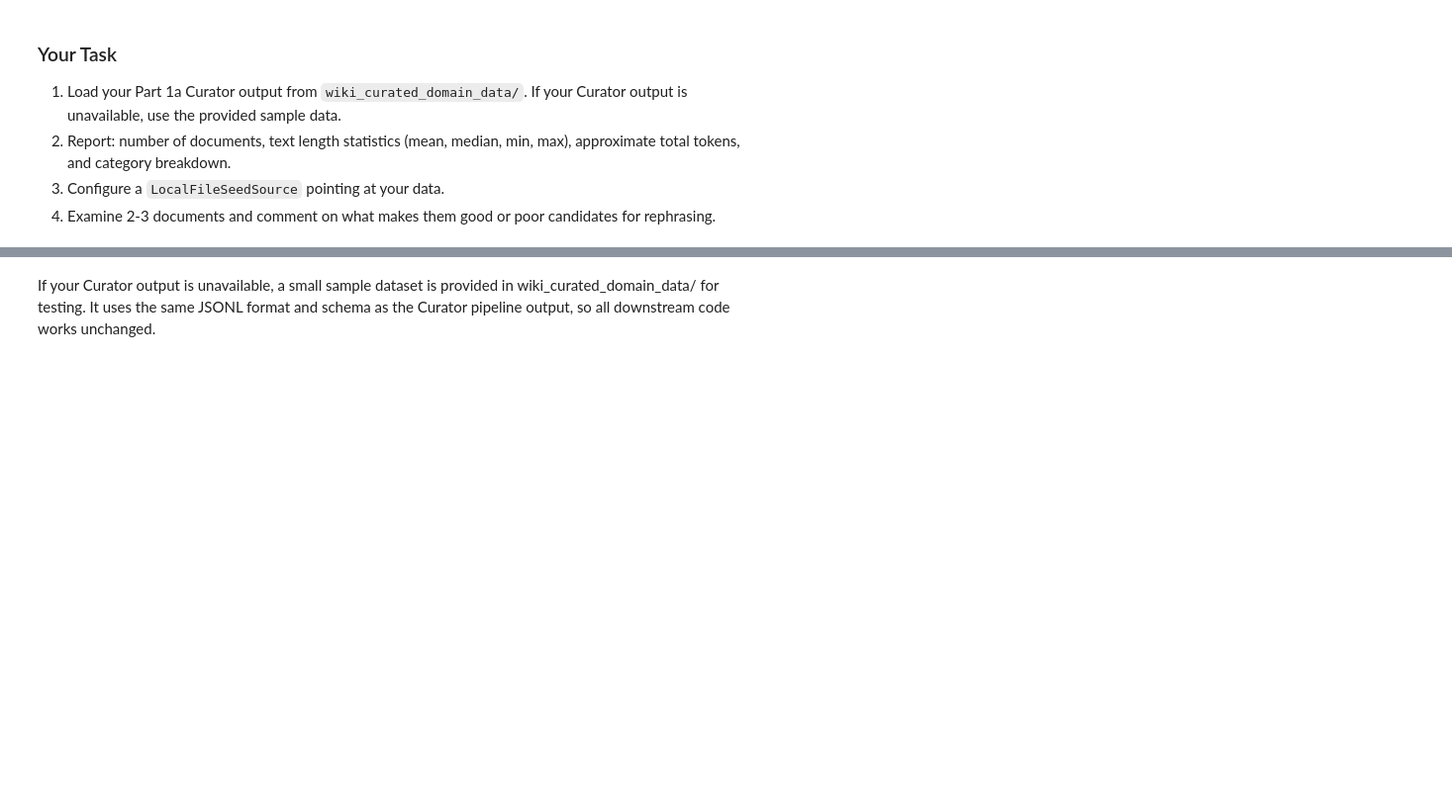
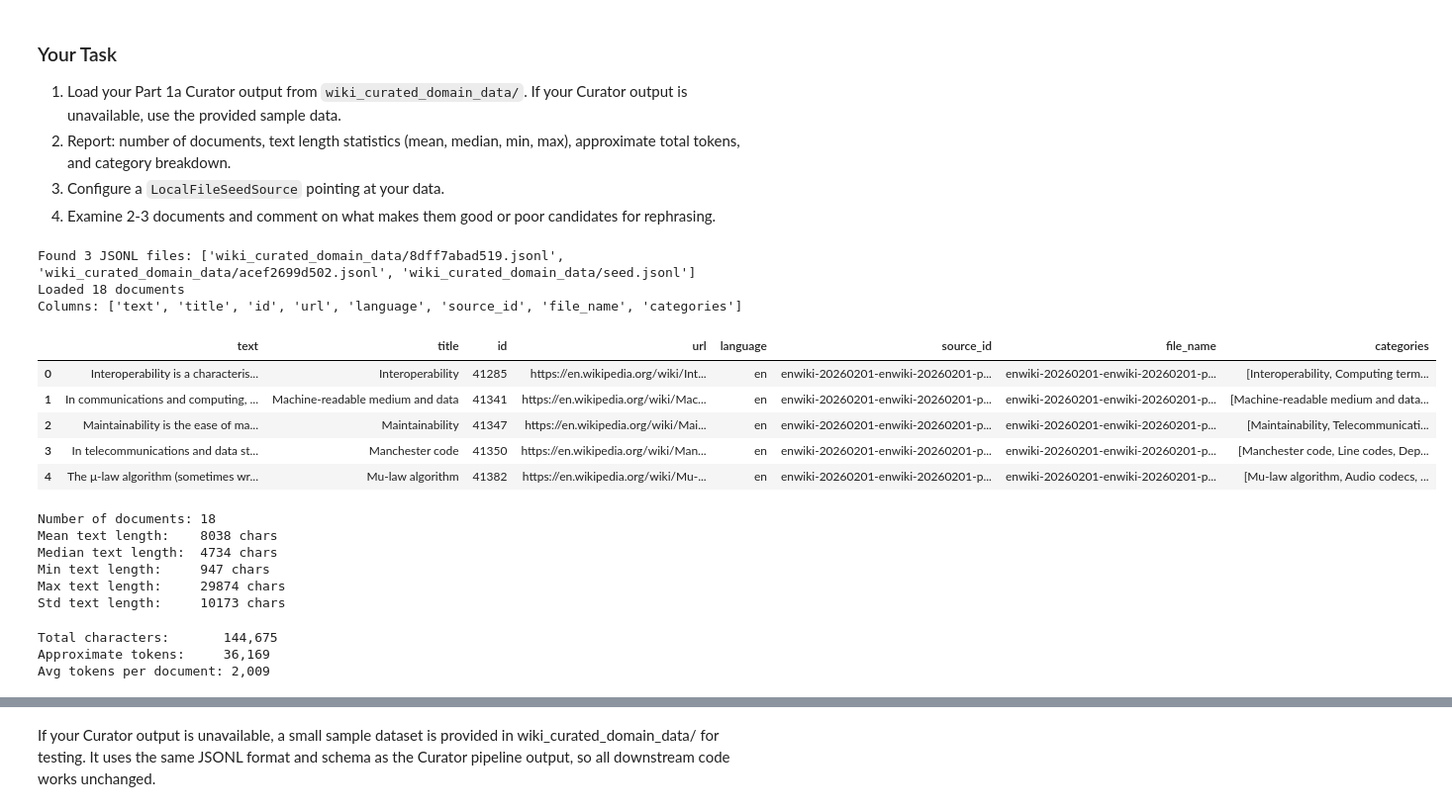
Before and after one commit to sanjay-adhikesaven/ee194-a2, a Jupyter notebook: data-designer-lab.ipynb, the cells around one changed output, grey strips where cells are left out. Shown at 99% size. Cells and saved outputs as stored; diff of their text form; code cells hidden in the pictures; blank space fills up the shorter version.

```diff
--- a/data-designer-lab.ipynb
+++ b/data-designer-lab.ipynb
@@ -286,22 +365,61 @@ Designer seed source for use in later sections.
 # %%
 # Load and inspect the Curator output.
 # The Curator lab writes JSONL files to wiki_curated_domain_data/.
 # Load all JSONL files into a pandas DataFrame.
 
-# YOUR CODE HERE
-raise NotImplementedError()
+import glob
+import pandas as pd
+
+jsonl_files = sorted(glob.glob("wiki_curated_domain_data/*.jsonl"))
+print(f"Found {len(jsonl_files)} JSONL files: {jsonl_files}")
+
+seed_df = pd.concat([pd.read_json(f, lines=True) for f in jsonl_files], ignore_index=True)
+print(f"Loaded {len(seed_df)} documents")
+print(f"Columns: {list(seed_df.columns)}")
+seed_df.head()
+# %% [output]
+Found 3 JSONL files: ['wiki_curated_domain_data/8dff7abad519.jsonl', 'wiki_curated_domain_data/acef2699d502.jsonl', 'wiki_curated_domain_data/seed.jsonl']
+Loaded 18 documents
+Columns: ['text', 'title', 'id', 'url', 'language', 'source_id', 'file_name', 'categories']
+|  | text | title | id | url | language | source_id | file_name | categories |
+| 0 | Interoperability is a characteris... | Interoperability | 41285 | https://en.wikipedia.org/wiki/Int... | en | enwiki-20260201-enwiki-20260201-p... | enwiki-20260201-enwiki-20260201-p... | [Interoperability, Computing term... |
+| 1 | In communications and computing, ... | Machine-readable medium and data | 41341 | https://en.wikipedia.org/wiki/Mac... | en | enwiki-20260201-enwiki-20260201-p... | enwiki-20260201-enwiki-20260201-p... | [Machine-readable medium and data... |
+| 2 | Maintainability is the ease of ma... | Maintainability | 41347 | https://en.wikipedia.org/wiki/Mai... | en | enwiki-20260201-enwiki-20260201-p... | enwiki-20260201-enwiki-20260201-p... | [Maintainability, Telecommunicati... |
+| 3 | In telecommunications and data st... | Manchester code | 41350 | https://en.wikipedia.org/wiki/Man... | en | enwiki-20260201-enwiki-20260201-p... | enwiki-20260201-enwiki-20260201-p... | [Manchester code, Line codes, Dep... |
+| 4 | The μ-law algorithm (sometimes wr... | Mu-law algorithm | 41382 | https://en.wikipedia.org/wiki/Mu-... | en | enwiki-20260201-enwiki-20260201-p... | enwiki-20260201-enwiki-20260201-p... | [Mu-law algorithm, Audio codecs, ... |
 # %%
 # Text length distribution: how long are the curated articles?
 # Report: number of documents, mean/median/min/max text length.
 
-# YOUR CODE HERE
-raise NotImplementedError()
+text_lengths = seed_df["text"].str.len()
+
+print(f"Number of documents: {len(seed_df)}")
+print(f"Mean text length:    {text_lengths.mean():.0f} chars")
+print(f"Median text length:  {text_lengths.median():.0f} chars")
+print(f"Min text length:     {text_lengths.min()} chars")
+print(f"Max text length:     {text_lengths.max()} chars")
+print(f"Std text length:     {text_lengths.std():.0f} chars")
+# %% [output]
+Number of documents: 18
+Mean text length:    8038 chars
+Median text length:  4734 chars
+Min text length:     947 chars
+Max text length:     29874 chars
+Std text length:     10173 chars
 # %%
 # Rough token count estimate (chars / 4 is a common approximation for English text).
 # Report the approximate total corpus size in tokens.
 
-# YOUR CODE HERE
-raise NotImplementedError()
+total_chars = text_lengths.sum()
+approx_tokens = total_chars / 4
+
+print(f"Total characters:       {total_chars:,}")
+print(f"Approximate tokens:     {approx_tokens:,.0f}")
+print(f"Avg tokens per document: {approx_tokens / len(seed_df):,.0f}")
+# %% [output]
+Total characters:       144,675
+Approximate tokens:     36,169
+Avg tokens per document: 2,009
 # %%
 # Category breakdown: what domains are represented?
 # If your data has a "categories" column, report unique categories and their counts.
```
Also changed, not shown: parts of 30 cells of this notebook, 1 other file.
